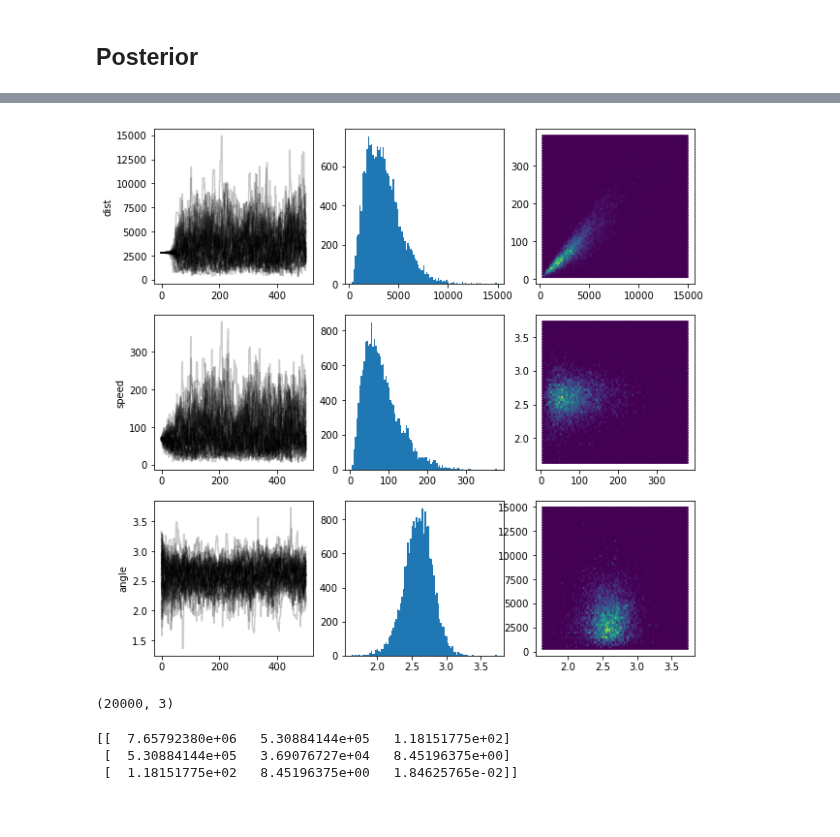
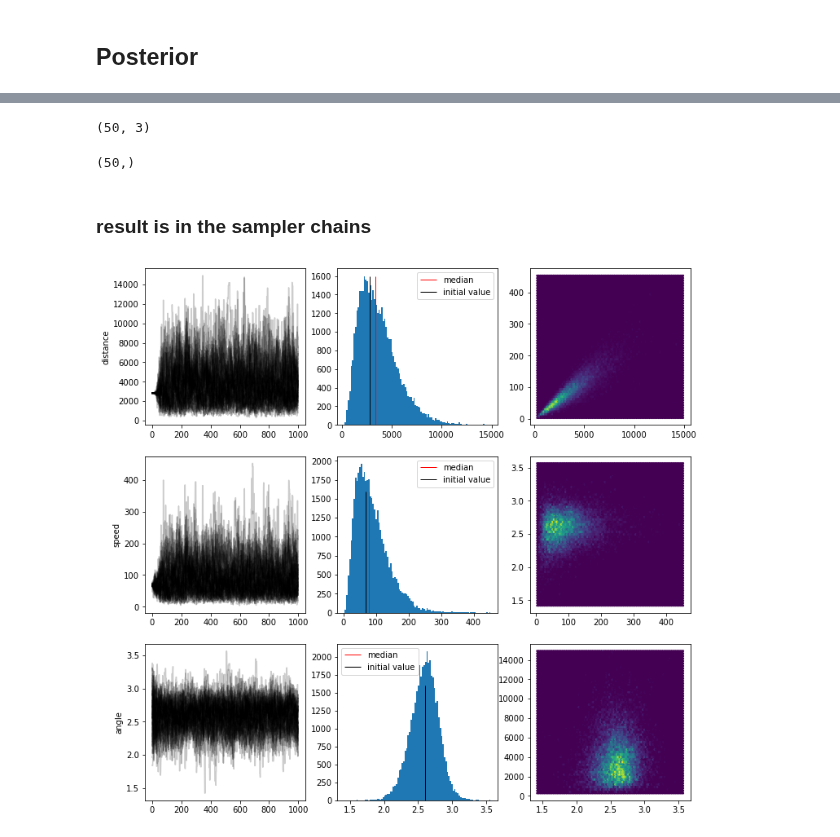
Before and after one commit to bombrun/GaiaLab, a Jupyter notebook: 3D distance and tangential velocity inference.ipynb, the cells around one changed output, grey strips where cells are left out. Saved outputs shown, nothing was run; the diff lists cells and outputs as text; code cells hidden in the pictures; blank space fills up the shorter version.

```diff
--- a/3D distance and tangential velocity inference.ipynb
+++ b/3D distance and tangential velocity inference.ipynb
@@ -39,5 +57,5 @@ decNGP = 27.12825  # (Hipparcos catalogue documentation p. 91, eqn. 1.5.9)
 # %%
-astromdat = pd.read_csv("../data/gdr1set02.csv")
+astromdat = pd.read_csv("data/gdr1set02.csv")
 # %%
 astromdat[1:5]
 # %% [output]
@@ -145,7 +150,7 @@ array([[ 1.        , -0.42049834, -0.0333318 ],
 # %%
 from scipy.stats import beta, uniform
 # %%
-x=np.arange(0,1,0.01)
-plt.plot(x,beta.pdf(x, 2, 2))
+x=np.arange(-1,2,0.01)
+plt.plot(x,beta.pdf(x, 3, 2))
 # %% [output]
 [<matplotlib.lines.Line2D at 0x...>]
@@ -383,0 +305,4 @@ data
+# %%
+ndim = 3  # number of parameters in the model
+nwalkers = 50  # number of MCMC walkers
+nsteps = 1000  # number of MCMC steps
@@ -383,0 +311,22 @@ data
+# %%
+np.random.seed(0)
+def init(Nwalker, phase3d, vtmax):
+    """ to initialise each walkers value : sets theta near the maximum likelihood """
+    distwidth = 10
+    d=phase3d[0]
+    if(phase3d[0]<distwidth/2) :
+        dist = np.random.uniform(0,distwidth,Nwalker)
+    else :
+        dist = np.random.uniform(d-distwidth/2, d+distwidth/2,Nwalker)
+
+    speedwidth = 10
+    if(phase3d[1]<speedwidth/2) :
+        speed = np.random.uniform(0, distwidth, Nwalker)
+    if(phase3d[1]>vtmax-speedwidth/2) :
+        speed = np.random.uniform(vtmax-speedwidth,vtmax,Nwalker)
+    if( (phase3d[1]>=speedwidth/2) and (phase3d[1]<=vtmax-speedwidth/2)) :
+        speed = np.random.uniform(phase3d[1]-speedwidth/2, phase3d[1]+speedwidth/2,Nwalker)
+
+    anglewidth = np.pi/2
+    angle = np.random.uniform(phase3d[2]-anglewidth/2, phase3d[2]+anglewidth/2,Nwalker)
+    return np.transpose(np.array([dist, speed, angle] ))
@@ -390,14 +366,27 @@ Wall time: 12.7 s
 # %%
 pos, lnprop, rstate = x
+# %%
+np.shape(pos)
+# %% [output]
+(50, 3)
+# %%
+np.shape(lnprop)
+# %% [output]
+(50,)
+# %% [markdown]
+### result is in the sampler chains
 # %%
 def plot_chains(sampler):
-    fig, ax = plt.subplots(3,3, figsize=(10, 10))
+    fig, ax = plt.subplots(3,3, figsize=(12, 12))
     samples = sampler.chain[:, 100:, :].reshape((-1, ndim))
     for i in range(3):
         ax[i,0].plot(sampler.chain[:, :, i].T, '-k', alpha=0.2);
-        ax[i,0].set_ylabel(params._fields[i])
+        ax[i,0].set_ylabel(phase3dnames[i])
         ax[i,1].hist(samples[:,i],bins=100);
+        ax[i,1].vlines(np.median(samples[:,i]),0,1600,lw=1,color='r',label="median")
+        ax[i,1].vlines(phase[i],0,1600,lw=1,label="initial value")
+        ax[i,1].legend()
         ax[i,2].hexbin(samples[:,i],samples[:,(i+1)%3])#,s=1,alpha=0.1);
 plot_chains(sampler)
 # %% [output]
-[figure, old version]
+[figure, new version]
@@ -406,10 +392,0 @@ samples = sampler.chain[:, 100:, :].reshape((-1, ndim))
-# %%
-np.shape(samples)
-# %% [output]
-(20000, 3)
-# %%
-print(phaseCov)
-# %% [output]
-[[  7.65792380e+06   5.30884144e+05   1.18151775e+02]
- [  5.30884144e+05   3.69076727e+04   8.45196375e+00]
- [  1.18151775e+02   8.45196375e+00   1.84625765e-02]]
```
Also changed, not shown: parts of 64 cells of this notebook, 1 other file.
